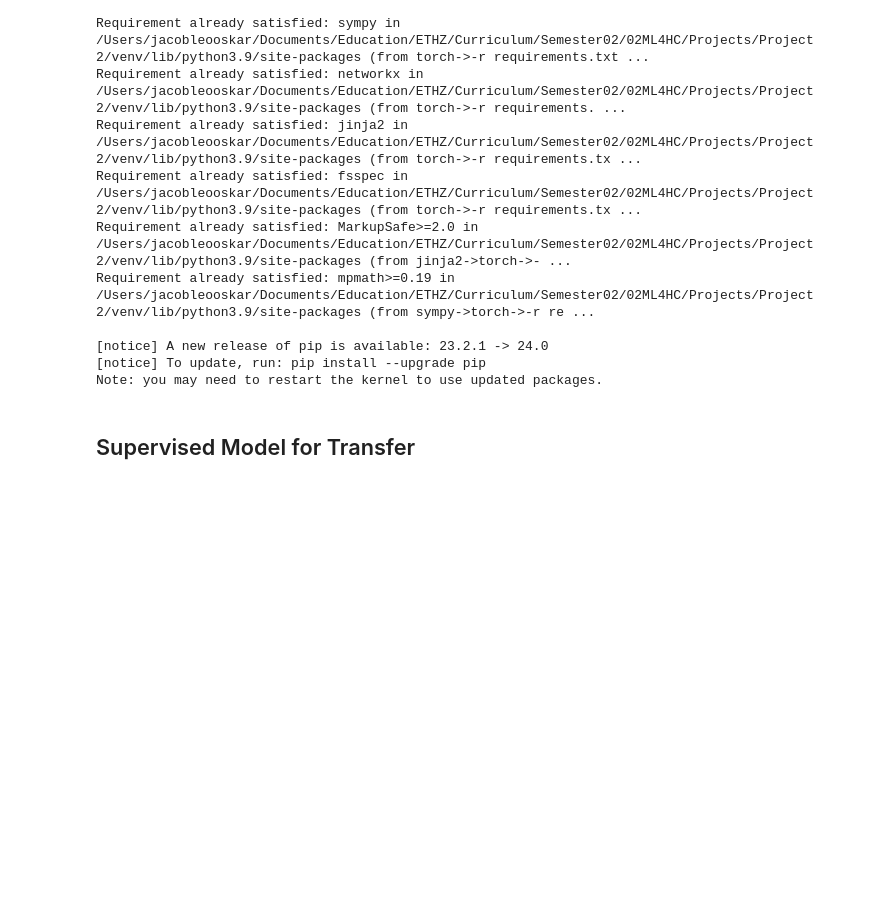
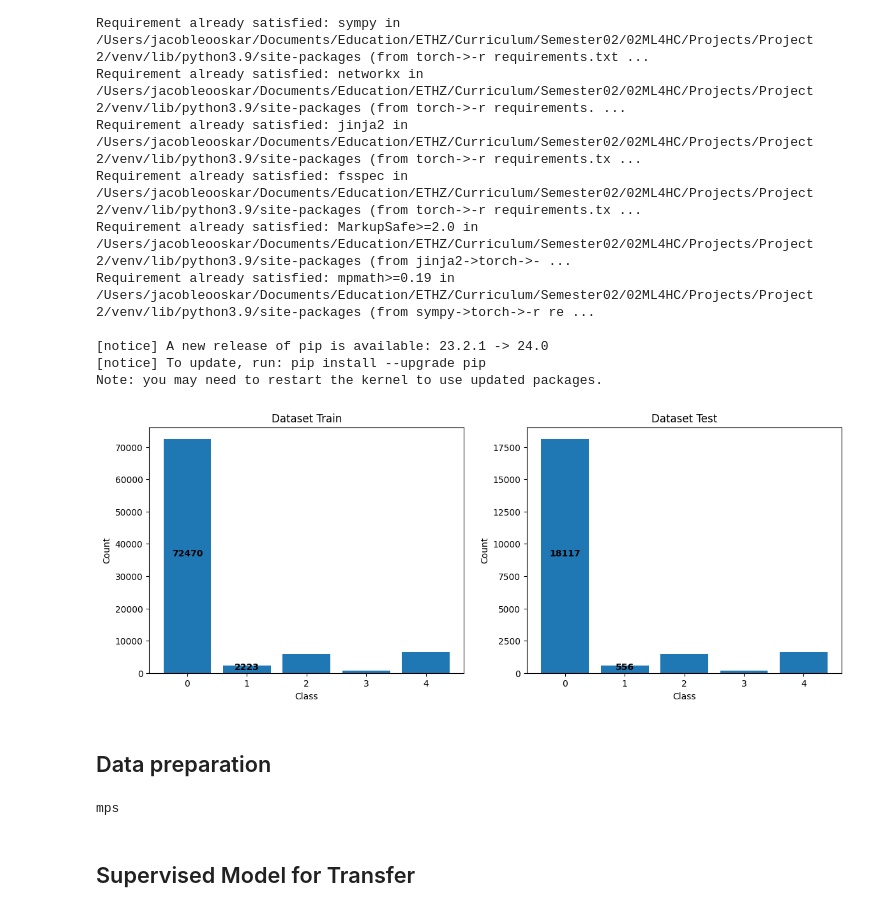
Before and after one commit to jlohunecke/ML4HC_project2, a Jupyter notebook: proj2_pt2.ipynb, the cells around one changed output. Drawn from its saved outputs; the diff is of its cells as text; code cells hidden in the pictures; blank space fills up the shorter version.

```diff
--- a/proj2_pt2.ipynb
+++ b/proj2_pt2.ipynb
@@ -18,0 +36,32 @@ Note: you may need to restart the kernel to use updated packages.
+# %%
+data_train = pd.read_csv('data/mitbih_train.csv')
+data_test = pd.read_csv('data/mitbih_test.csv')
+data_train.columns = [str(i) for i in range(len(data_train.columns)-1)] + ['label']
+data_test.columns = [str(i) for i in range(len(data_test.columns)-1)] + ['label']
+
+X_train = data_train.iloc[:, :-1]
+y_train = data_train.iloc[:, -1]
+X_test = data_test.iloc[:, :-1]
+y_test = data_test.iloc[:, -1]
+# %%
+fig, axs = plt.subplots(1, 2, figsize=(14, 5))
+
+datasets = [y_train, y_test]
+dataset_names = ['Train', 'Test']
+for i in range(2):
+    axs[i].bar(np.unique(y_train), datasets[i].value_counts().sort_index(ascending=True))
+    axs[i].set_title('Dataset ' + dataset_names[i])
+    axs[i].set_ylabel('Count')
+    axs[i].set_xlabel('Class')
+    axs[i].text(0, datasets[i].value_counts()[0]/2, datasets[i].value_counts()[0], ha='center', fontweight='bold')
+    axs[i].text(1, datasets[i].value_counts()[1]/2, datasets[i].value_counts()[1], ha='center', fontweight='bold')
+plt.show()
+# %% [output]
+[figure, added]
+# %% [markdown]
+## Data preparation
+# %%
+device = torch.device('mps' if torch.backends.mps.is_available() else 'cpu')
+print(device)
+# %% [output]
+mps
```
Also changed, not shown: parts of 25 cells of this notebook, 2 other files.
